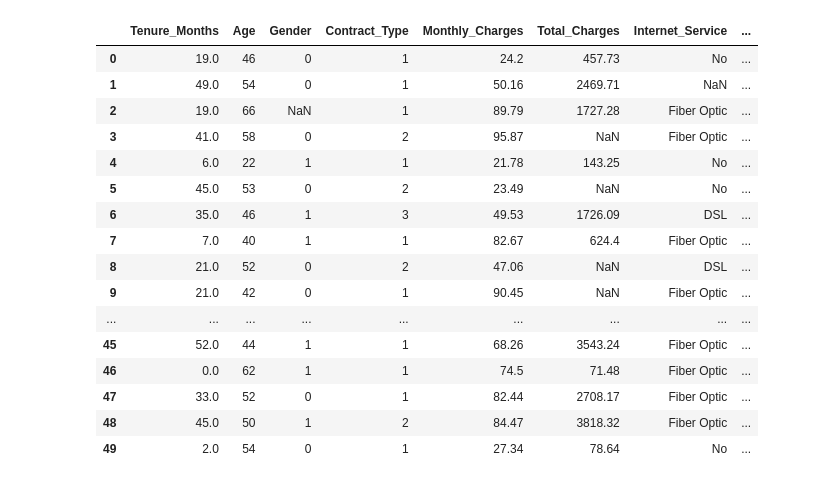
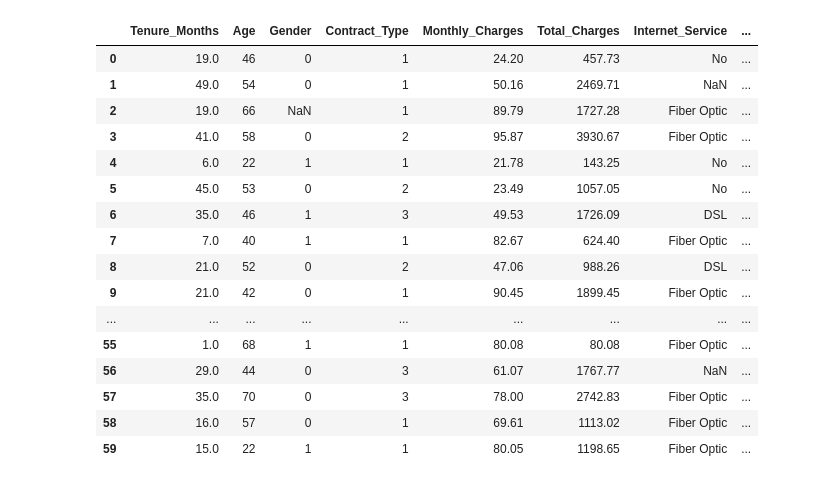
Before and after one commit to claziq/laughing-octo-chainsaw, a Jupyter notebook: notebook.ipynb, the cells around one changed output. Drawn from its saved outputs; the diff is of its cells as text; code cells hidden in the pictures.

Commit message:
Worked on the Age, Total_Charges, Tenure_Months columns and more. It a really dirty data.

```diff
--- a/notebook.ipynb
+++ b/notebook.ipynb
@@ -18,31 +18,53 @@ churn_df['Gender'] = churn_df['Gender'].replace('female', 0)
 # %%
-target1 = ['monthly', 'm', 'monthy']
-target2 = ['yearly', 'y']
-target3 = ['two-year', '2-year', 'two year']
+# target1 = ['monthly', 'm', 'monthy']
+# target2 = ['yearly', 'y']
+# target3 = ['two-year', '2-year', 'two year']
 churn_df['Contract_Type'] = churn_df['Contract_Type'].str.strip().str.lower()
 
-churn_df['Contract_Type'] = churn_df['Contract_Type'].replace(target1, 1)
-churn_df['Contract_Type'] = churn_df['Contract_Type'].replace(target2, 2)
-churn_df['Contract_Type'] = churn_df['Contract_Type'].replace(target3, 3)
+churn_df['Contract_Type'] = churn_df['Contract_Type'].replace(
+    ['monthly', 'm', 'monthy'], 1)
+churn_df['Contract_Type'] = churn_df['Contract_Type'].replace([
+                                                              'yearly', 'y'], 2)
+churn_df['Contract_Type'] = churn_df['Contract_Type'].replace(
+    ['two-year', '2-year', 'two year'], 3)
 # %%
 churn_df['Tenure_Months'] = churn_df['Tenure_Months'].abs()
+# %%
+churn_df['Monthly_Charges'] = pd.to_numeric(
+    churn_df['Monthly_Charges'], errors='coerce')
+churn_df['Monthly_Charges'] = churn_df['Monthly_Charges'].replace(
+    r'[^\d.]', '', regex=True)
+# %%
+churn_df['Age'] = pd.to_numeric(churn_df['Age'], errors='coerce')
+
+median_age = churn_df['Age'].median()
+churn_df['Age'] = churn_df['Age'].fillna(median_age)
+churn_df['Age'] = churn_df['Age'].astype(int)
+# %%
+churn_df['Total_Charges'] = pd.to_numeric(
+    churn_df['Total_Charges'], errors='coerce')
+missing_total_value = churn_df['Tenure_Months'] * churn_df['Monthly_Charges']
+
+churn_df['Total_Charges'] = churn_df['Total_Charges'].fillna(
+    missing_total_value)
+churn_df['Total_Charges'] = churn_df['Total_Charges'].abs()
 # %%
-churn_df.head(50)
+churn_df.head(60)
 # %% [output]
 |  | Tenure_Months | Age | Gender | Contract_Type | Monthly_Charges | Total_Charges | Internet_Service | ... |
-| 0 | 19.0 | 46 | 0 | 1 | 24.2 | 457.73 | No | ... |
+| 0 | 19.0 | 46 | 0 | 1 | 24.20 | 457.73 | No | ... |
 | 1 | 49.0 | 54 | 0 | 1 | 50.16 | 2469.71 | NaN | ... |
 | 2 | 19.0 | 66 | NaN | 1 | 89.79 | 1727.28 | Fiber Optic | ... |
-| 3 | 41.0 | 58 | 0 | 2 | 95.87 | NaN | Fiber Optic | ... |
+| 3 | 41.0 | 58 | 0 | 2 | 95.87 | 3930.67 | Fiber Optic | ... |
 | 4 | 6.0 | 22 | 1 | 1 | 21.78 | 143.25 | No | ... |
-| 5 | 45.0 | 53 | 0 | 2 | 23.49 | NaN | No | ... |
+| 5 | 45.0 | 53 | 0 | 2 | 23.49 | 1057.05 | No | ... |
 | 6 | 35.0 | 46 | 1 | 3 | 49.53 | 1726.09 | DSL | ... |
-| 7 | 7.0 | 40 | 1 | 1 | 82.67 | 624.4 | Fiber Optic | ... |
-| 8 | 21.0 | 52 | 0 | 2 | 47.06 | NaN | DSL | ... |
-| 9 | 21.0 | 42 | 0 | 1 | 90.45 | NaN | Fiber Optic | ... |
+| 7 | 7.0 | 40 | 1 | 1 | 82.67 | 624.40 | Fiber Optic | ... |
+| 8 | 21.0 | 52 | 0 | 2 | 47.06 | 988.26 | DSL | ... |
+| 9 | 21.0 | 42 | 0 | 1 | 90.45 | 1899.45 | Fiber Optic | ... |
 | ... | ... | ... | ... | ... | ... | ... | ... | ... |
-| 45 | 52.0 | 44 | 1 | 1 | 68.26 | 3543.24 | Fiber Optic | ... |
-| 46 | 0.0 | 62 | 1 | 1 | 74.5 | 71.48 | Fiber Optic | ... |
-| 47 | 33.0 | 52 | 0 | 1 | 82.44 | 2708.17 | Fiber Optic | ... |
-| 48 | 45.0 | 50 | 1 | 2 | 84.47 | 3818.32 | Fiber Optic | ... |
-| 49 | 2.0 | 54 | 0 | 1 | 27.34 | 78.64 | No | ... |
+| 55 | 1.0 | 68 | 1 | 1 | 80.08 | 80.08 | Fiber Optic | ... |
+| 56 | 29.0 | 44 | 0 | 3 | 61.07 | 1767.77 | NaN | ... |
+| 57 | 35.0 | 70 | 0 | 3 | 78.00 | 2742.83 | Fiber Optic | ... |
+| 58 | 16.0 | 57 | 0 | 1 | 69.61 | 1113.02 | Fiber Optic | ... |
+| 59 | 15.0 | 22 | 1 | 1 | 80.05 | 1198.65 | Fiber Optic | ... |
```
Also changed, not shown: parts of 2 cells of this notebook.
